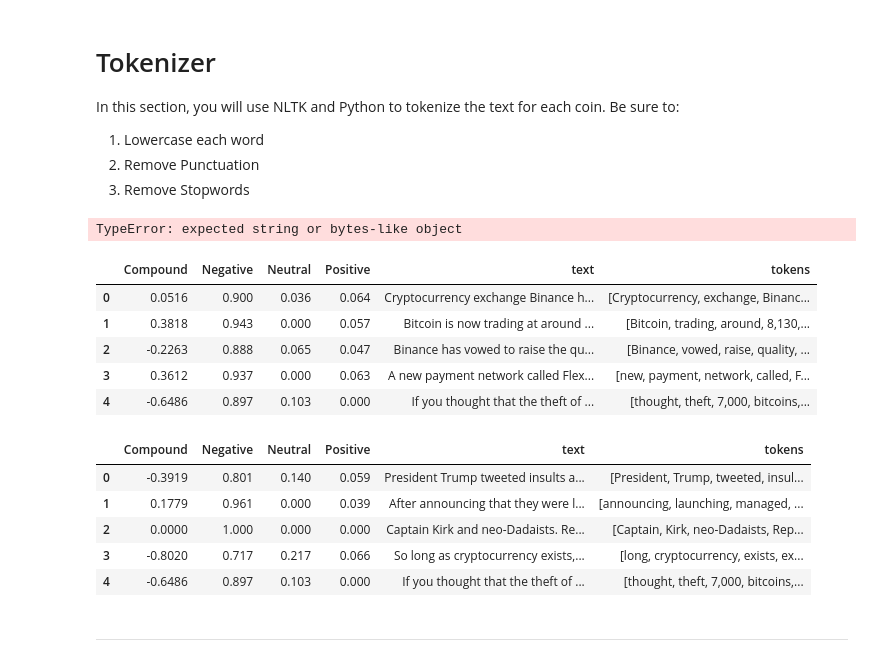
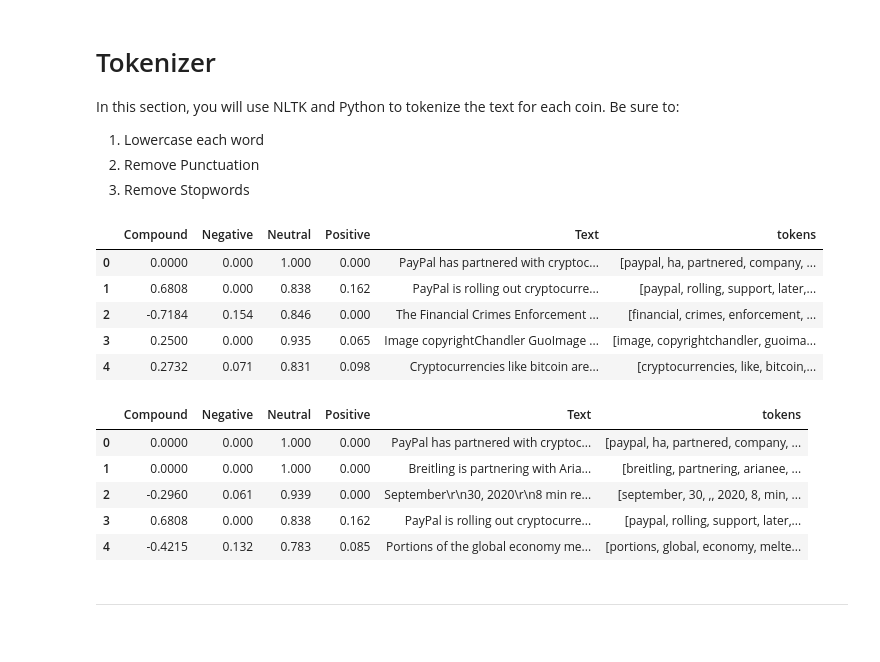
Before and after one commit to laguilar359/NLP-Homework, a Jupyter notebook: Solved_Code/crypto_sentiment-WorkingCopy2.ipynb, the cells around one changed output. Drawn from its saved outputs; the diff is of its cells as text; code cells hidden in the pictures.

Commit message:
Completed Tokenizer dataframes

```diff
--- a/Solved_Code/crypto_sentiment-WorkingCopy2.ipynb
+++ b/Solved_Code/crypto_sentiment-WorkingCopy2.ipynb
@@ -213,19 +213,13 @@ import re
 sw_addon = {'crypto', 'cryptocurrency'}
 # %%
 # Complete the tokenizer function
+lemmatizer = WordNetLemmatizer()
+
 def tokenizer(text):
     """Tokenizes text."""
+
     # Create a list of the words
-    words = []
-
-    # Convert the words to lowercase
-    regex = re.compile("[^a-zA-Z ]")
-
-    # Remove the punctuation
-    re_clean = regex.sub('', article)
-
-    # Create a list of the tokenized words
-    words = word_tokenize(re_clean)
+    words = word_tokenize(text)
 
     # Remove the stop words
     sw = set(stopwords.words('english'))
@@ -233,33 +227,32 @@ def tokenizer(text):
     # Lemmatize Words into root words
     lem = [lemmatizer.lemmatize(word) for word in words]
 
+    # Convert the words to lowercase
     tokens = [word.lower() for word in lem if word.lower() not in sw.union(sw_addon)]
 
     return tokens
-# %%
-print(set(tokenizer(btc_articles)))
-# %% [output]
-TypeError: expected string or bytes-like object
 # %%
 # Create a new tokens column for bitcoin
-# YOUR CODE HERE!
+btc_df["tokens"] = btc_df["Text"].apply(tokenizer)
+btc_df.head()
 # %% [output]
-|  | Compound | Negative | Neutral | Positive | text | tokens |
-| 0 | 0.0516 | 0.900 | 0.036 | 0.064 | Cryptocurrency exchange Binance h... | [Cryptocurrency, exchange, Binanc... |
-| 1 | 0.3818 | 0.943 | 0.000 | 0.057 | Bitcoin is now trading at around ... | [Bitcoin, trading, around, 8,130,... |
-| 2 | -0.2263 | 0.888 | 0.065 | 0.047 | Binance has vowed to raise the qu... | [Binance, vowed, raise, quality, ... |
-| 3 | 0.3612 | 0.937 | 0.000 | 0.063 | A new payment network called Flex... | [new, payment, network, called, F... |
-| 4 | -0.6486 | 0.897 | 0.103 | 0.000 | If you thought that the theft of ... | [thought, theft, 7,000, bitcoins,... |
+|  | Compound | Negative | Neutral | Positive | Text | tokens |
+| 0 | 0.0000 | 0.000 | 1.000 | 0.000 | PayPal has partnered with cryptoc... | [paypal, ha, partnered, company, ... |
+| 1 | 0.6808 | 0.000 | 0.838 | 0.162 | PayPal is rolling out cryptocurre... | [paypal, rolling, support, later,... |
+| 2 | -0.7184 | 0.154 | 0.846 | 0.000 | The Financial Crimes Enforcement ... | [financial, crimes, enforcement, ... |
+| 3 | 0.2500 | 0.000 | 0.935 | 0.065 | Image copyrightChandler GuoImage ... | [image, copyrightchandler, guoima... |
+| 4 | 0.2732 | 0.071 | 0.831 | 0.098 | Cryptocurrencies like bitcoin are... | [cryptocurrencies, like, bitcoin,... |
 # %%
 # Create a new tokens column for ethereum
-# YOUR CODE HERE!
+eth_df["tokens"] = eth_df["Text"].apply(tokenizer)
+eth_df.head()
 # %% [output]
-|  | Compound | Negative | Neutral | Positive | text | tokens |
-| 0 | -0.3919 | 0.801 | 0.140 | 0.059 | President Trump tweeted insults a... | [President, Trump, tweeted, insul... |
-| 1 | 0.1779 | 0.961 | 0.000 | 0.039 | After announcing that they were l... | [announcing, launching, managed, ... |
-| 2 | 0.0000 | 1.000 | 0.000 | 0.000 | Captain Kirk and neo-Dadaists. Re... | [Captain, Kirk, neo-Dadaists, Rep... |
-| 3 | -0.8020 | 0.717 | 0.217 | 0.066 | So long as cryptocurrency exists,... | [long, cryptocurrency, exists, ex... |
-| 4 | -0.6486 | 0.897 | 0.103 | 0.000 | If you thought that the theft of ... | [thought, theft, 7,000, bitcoins,... |
+|  | Compound | Negative | Neutral | Positive | Text | tokens |
+| 0 | 0.0000 | 0.000 | 1.000 | 0.000 | PayPal has partnered with cryptoc... | [paypal, ha, partnered, company, ... |
+| 1 | 0.0000 | 0.000 | 1.000 | 0.000 | Breitling is partnering with Aria... | [breitling, partnering, arianee, ... |
+| 2 | -0.2960 | 0.061 | 0.939 | 0.000 | September\r\n30, 2020\r\n8 min re... | [september, 30, ,, 2020, 8, min, ... |
+| 3 | 0.6808 | 0.000 | 0.838 | 0.162 | PayPal is rolling out cryptocurre... | [paypal, rolling, support, later,... |
+| 4 | -0.4215 | 0.132 | 0.783 | 0.085 | Portions of the global economy me... | [portions, global, economy, melte... |
 # %% [markdown]
 ---
 # %% [markdown]
```
Also changed, not shown: parts of 6 cells of this notebook.
